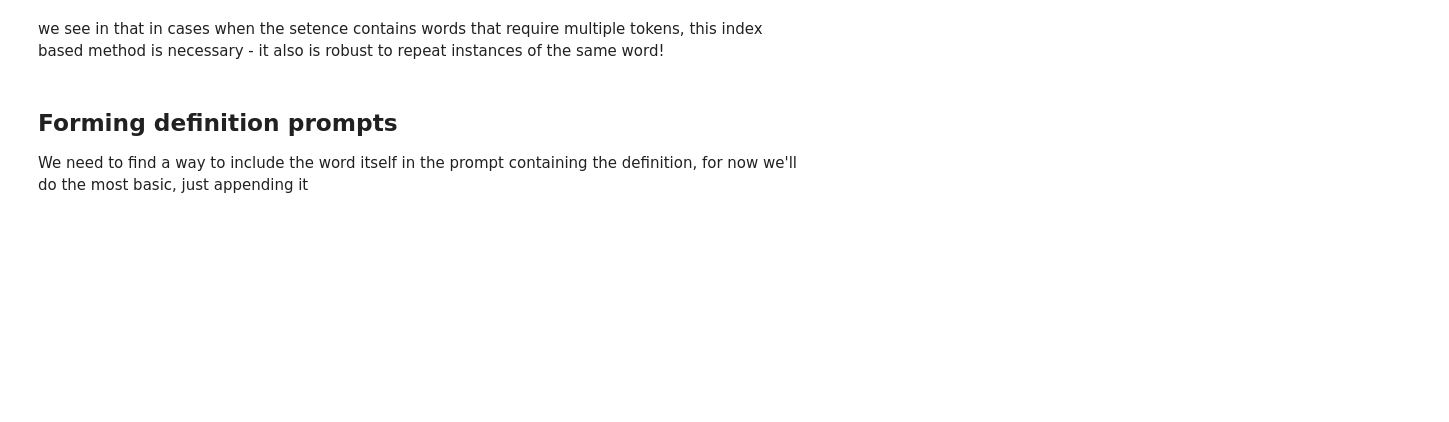
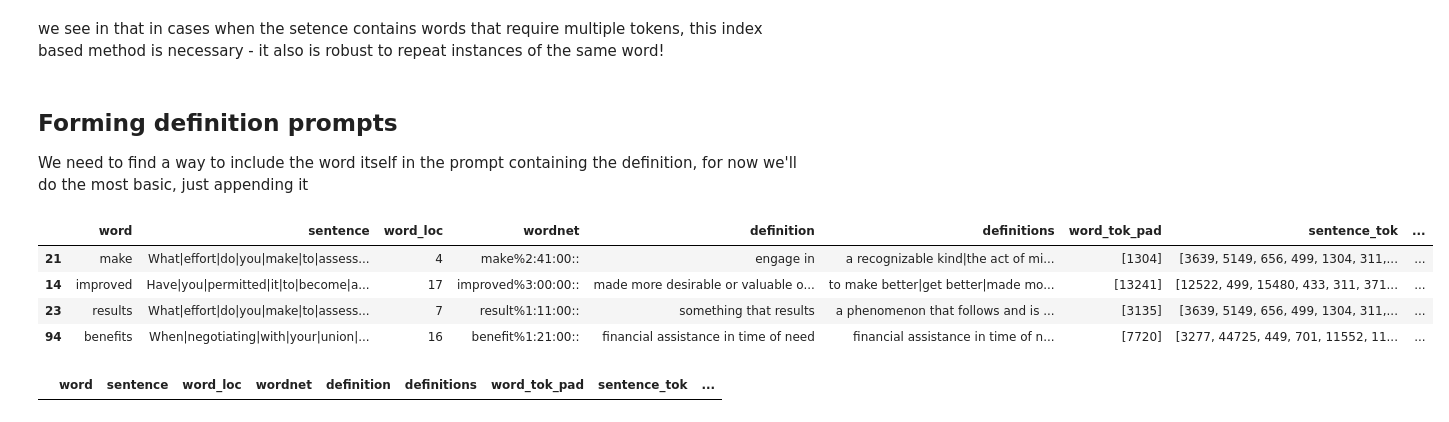
Before and after one commit to Matthew-Holmes/WordSenseDisambiguation, a Jupyter notebook: Processing/002prompt_normalisation.ipynb, the cells around one changed output. Cells and saved outputs as stored; diff of their text form; code cells hidden in the pictures; blank space fills up the shorter version.

```diff
--- a/Processing/002prompt_normalisation.ipynb
+++ b/Processing/002prompt_normalisation.ipynb
@@ -285,3 +285,11 @@ def prepare_definition_prompts(s: series) -> List[str]:
     return [" " + s.word + ": " + d for d in defs]
 # %%
 df["definition_prompts"] = df.apply(prepare_definition_prompts, axis = 1)
+# %%
+df.sample(4)
+# %% [output]
+|  | word | sentence | word_loc | wordnet | definition | definitions | word_tok_pad | sentence_tok | ... |
+| 21 | make | What|effort|do|you|make|to|assess... | 4 | make%2:41:00:: | engage in | a recognizable kind|the act of mi... | [1304] | [3639, 5149, 656, 499, 1304, 311,... | ... |
+| 14 | improved | Have|you|permitted|it|to|become|a... | 17 | improved%3:00:00:: | made more desirable or valuable o... | to make better|get better|made mo... | [13241] | [12522, 499, 15480, 433, 311, 371... | ... |
+| 23 | results | What|effort|do|you|make|to|assess... | 7 | result%1:11:00:: | something that results | a phenomenon that follows and is ... | [3135] | [3639, 5149, 656, 499, 1304, 311,... | ... |
+| 94 | benefits | When|negotiating|with|your|union|... | 16 | benefit%1:21:00:: | financial assistance in time of need | financial assistance in time of n... | [7720] | [3277, 44725, 449, 701, 11552, 11... | ... |
@@ -287,0 +304,4 @@ df["definition_prompts"] = df.apply(prepare_definition_prompts, axis = 1)
+# %%
+df[df["tokens_match"] == False]
+# %% [output]
+|  | word | sentence | word_loc | wordnet | definition | definitions | word_tok_pad | sentence_tok | ... |
```
Also changed, not shown: parts of 2 cells of this notebook.
